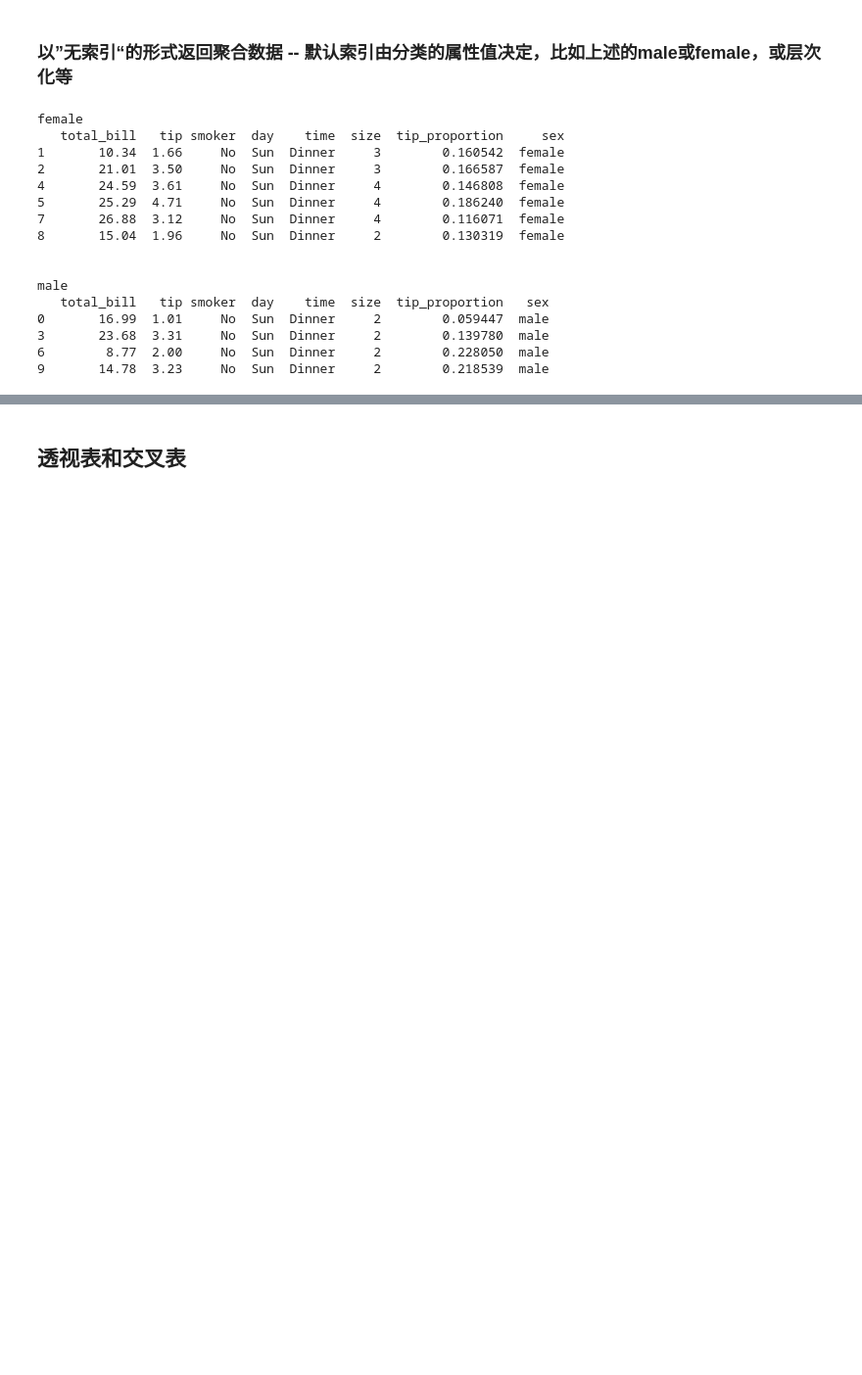
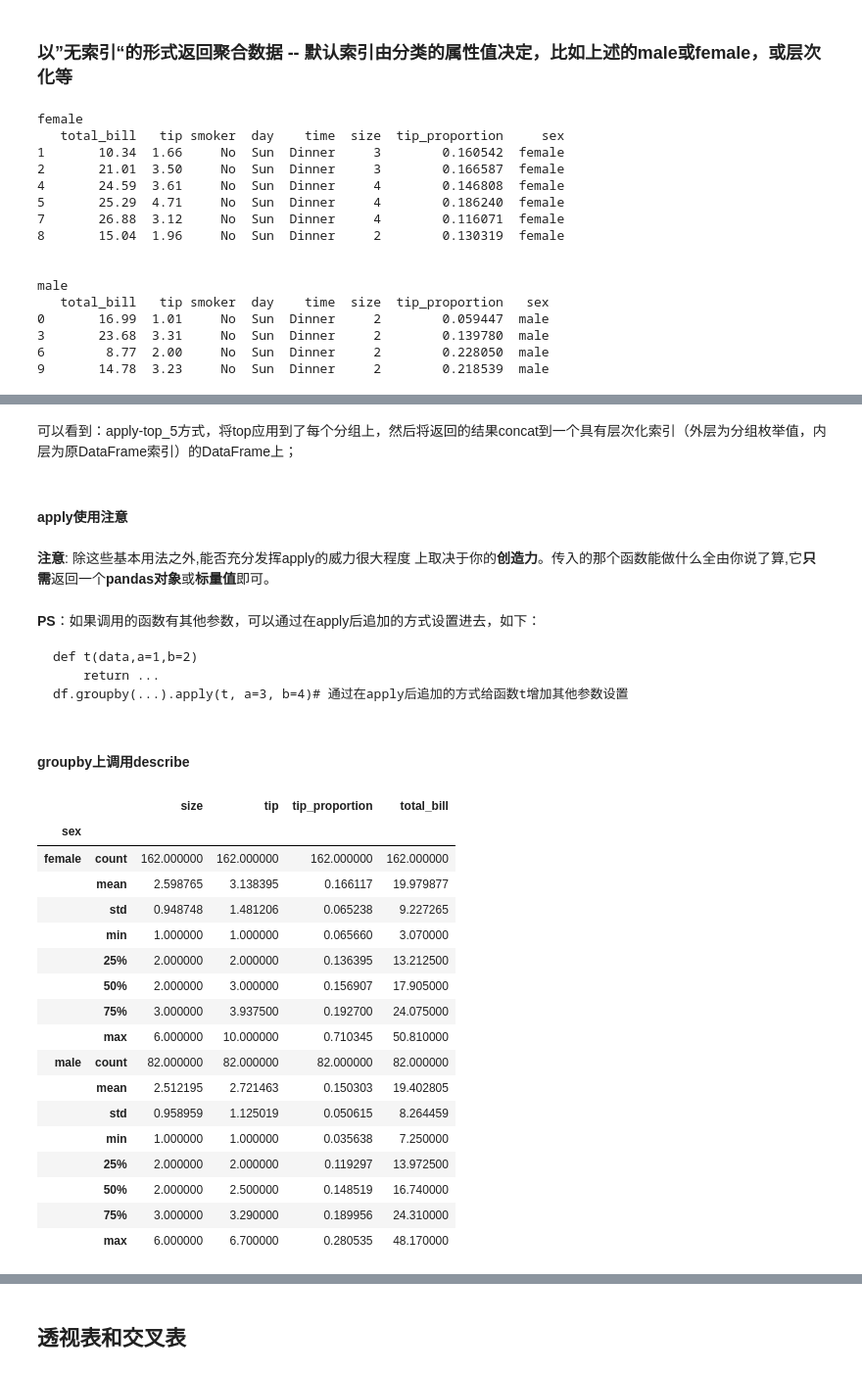
Before and after one commit to NemoHoHaloAi/machine_learning, a Jupyter notebook: python数据分析/数据聚合与分组计算.ipynb, the cells around one changed output, grey strips where cells are left out. Shown at 98% size. Saved outputs shown, nothing was run; the diff lists cells and outputs as text; code cells hidden in the pictures; blank space fills up the shorter version.

```diff
--- a/python数据分析/数据聚合与分组计算.ipynb
+++ b/python数据分析/数据聚合与分组计算.ipynb
@@ -706,0 +808,37 @@ male
+# %% [markdown]
+可以看到：apply-top_5方式，将top应用到了每个分组上，然后将返回的结果concat到一个具有层次化索引（外层为分组枚举值，内层为原DataFrame索引）的DataFrame上；
+# %% [markdown]
+#### apply使用注意
+# %% [markdown]
+**注意**: 除这些基本用法之外,能否充分发挥apply的威力很大程度
+上取决于你的**创造力**。传入的那个函数能做什么全由你说了算,它**只
+需**返回一个**pandas对象**或**标量值**即可。
+# %% [markdown]
+**PS**：如果调用的函数有其他参数，可以通过在apply后追加的方式设置进去，如下：
+
+    def t(data,a=1,b=2)
+        return ...
+    df.groupby(...).apply(t, a=3, b=4)# 通过在apply后追加的方式给函数t增加其他参数设置
+# %% [markdown]
+#### groupby上调用describe
+# %%
+tips.groupby('sex').describe().stack(1)
+# %% [output]
+|  |  | size | tip | tip_proportion | total_bill |
+| sex |  |  |  |  |  |
+| female | count | 162.000000 | 162.000000 | 162.000000 | 162.000000 |
+|  | mean | 2.598765 | 3.138395 | 0.166117 | 19.979877 |
+|  | std | 0.948748 | 1.481206 | 0.065238 | 9.227265 |
+|  | min | 1.000000 | 1.000000 | 0.065660 | 3.070000 |
+|  | 25% | 2.000000 | 2.000000 | 0.136395 | 13.212500 |
+|  | 50% | 2.000000 | 3.000000 | 0.156907 | 17.905000 |
+|  | 75% | 3.000000 | 3.937500 | 0.192700 | 24.075000 |
+|  | max | 6.000000 | 10.000000 | 0.710345 | 50.810000 |
+| male | count | 82.000000 | 82.000000 | 82.000000 | 82.000000 |
+|  | mean | 2.512195 | 2.721463 | 0.150303 | 19.402805 |
+|  | std | 0.958959 | 1.125019 | 0.050615 | 8.264459 |
+|  | min | 1.000000 | 1.000000 | 0.035638 | 7.250000 |
+|  | 25% | 2.000000 | 2.000000 | 0.119297 | 13.972500 |
+|  | 50% | 2.000000 | 2.500000 | 0.148519 | 16.740000 |
+|  | 75% | 3.000000 | 3.290000 | 0.189956 | 24.310000 |
+|  | max | 6.000000 | 6.700000 | 0.280535 | 48.170000 |
```
Also changed, not shown: parts of 69 cells of this notebook.
